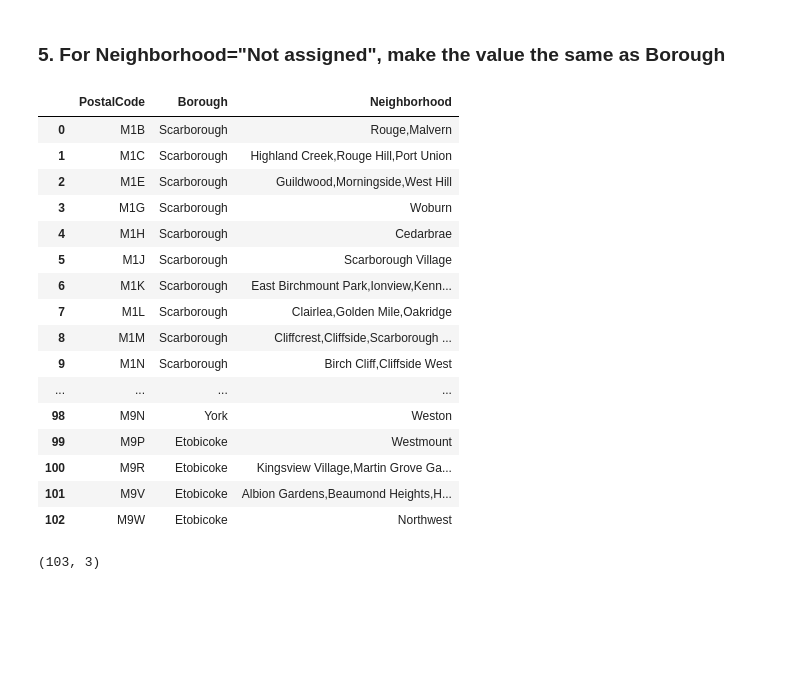
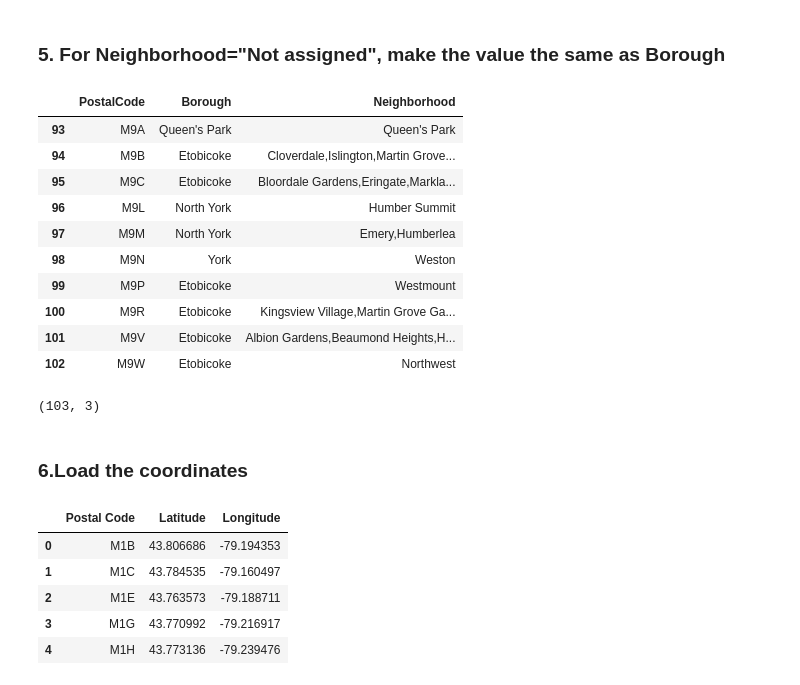
Before and after one commit to munmeo1412/IBM_DataScience_Capstone, a Jupyter notebook: Capstone_Wk3.ipynb, the cells around one changed output. Drawn from its saved outputs; the diff is of its cells as text; code cells hidden in the pictures; blank space fills up the shorter version.

```diff
--- a/Capstone_Wk3.ipynb
+++ b/Capstone_Wk3.ipynb
@@ -126,20 +122,14 @@ toronto_df_grouped
 ### 5. For Neighborhood="Not assigned", make the value the same as Borough
 # %%
 toronto_df_grouped.Neighborhood.mask(toronto_df_grouped.Neighborhood == 'Not assigned', toronto_df_grouped.Borough, inplace=True)
-toronto_df_grouped
+toronto_df_grouped.tail(10)
 # %% [output]
 |  | PostalCode | Borough | Neighborhood |
-| 0 | M1B | Scarborough | Rouge,Malvern |
-| 1 | M1C | Scarborough | Highland Creek,Rouge Hill,Port Union |
-| 2 | M1E | Scarborough | Guildwood,Morningside,West Hill |
-| 3 | M1G | Scarborough | Woburn |
-| 4 | M1H | Scarborough | Cedarbrae |
-| 5 | M1J | Scarborough | Scarborough Village |
-| 6 | M1K | Scarborough | East Birchmount Park,Ionview,Kenn... |
-| 7 | M1L | Scarborough | Clairlea,Golden Mile,Oakridge |
-| 8 | M1M | Scarborough | Cliffcrest,Cliffside,Scarborough ... |
-| 9 | M1N | Scarborough | Birch Cliff,Cliffside West |
-| ... | ... | ... | ... |
+| 93 | M9A | Queen's Park | Queen's Park |
+| 94 | M9B | Etobicoke | Cloverdale,Islington,Martin Grove... |
+| 95 | M9C | Etobicoke | Bloordale Gardens,Eringate,Markla... |
+| 96 | M9L | North York | Humber Summit |
+| 97 | M9M | North York | Emery,Humberlea |
 | 98 | M9N | York | Weston |
 | 99 | M9P | Etobicoke | Westmount |
 | 100 | M9R | Etobicoke | Kingsview Village,Martin Grove Ga... |
@@ -150,3 +140,15 @@ toronto_df_grouped
 toronto_df_grouped.shape
 # %% [output]
 (103, 3)
+# %% [markdown]
+### 6.Load the coordinates
+# %%
+coordinates = pd.read_csv("http://cocl.us/Geospatial_data")
+coordinates.head()
+# %% [output]
+|  | Postal Code | Latitude | Longitude |
+| 0 | M1B | 43.806686 | -79.194353 |
+| 1 | M1C | 43.784535 | -79.160497 |
+| 2 | M1E | 43.763573 | -79.188711 |
+| 3 | M1G | 43.770992 | -79.216917 |
+| 4 | M1H | 43.773136 | -79.239476 |
```
Also changed, not shown: parts of 47 cells of this notebook.
